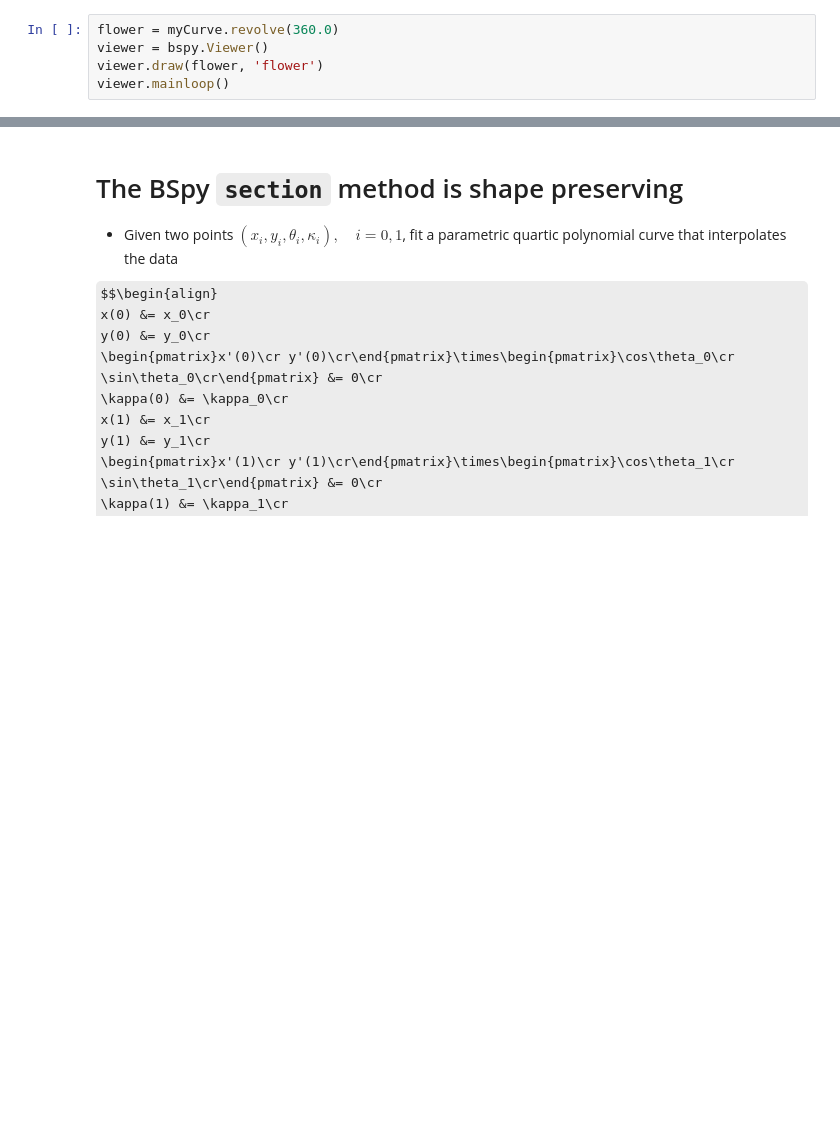
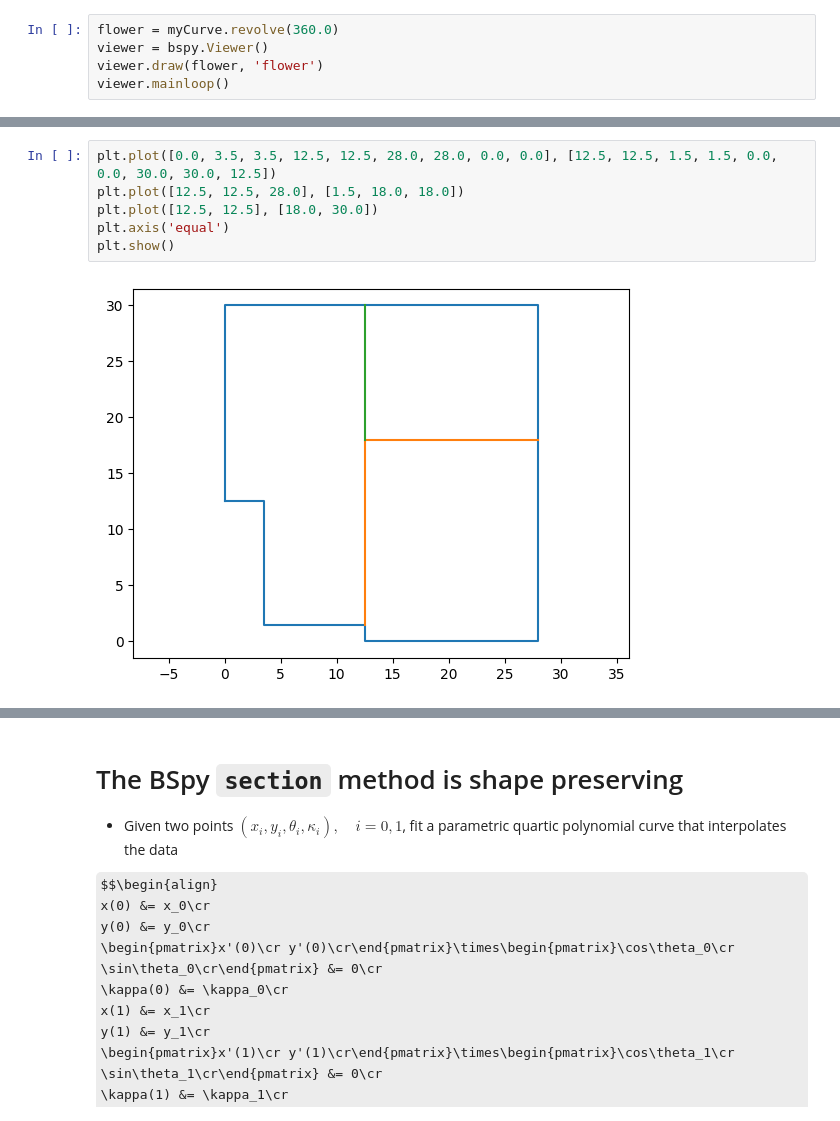
Before and after one commit to ericbrec/BSpy, a Jupyter notebook: examples/BSpy_Introduction.ipynb, the cells around one changed output, grey strips where cells are left out. Cells and saved outputs as stored; diff of their text form; some formulas as TeX source; blank space fills up the shorter version.

```diff
--- a/examples/BSpy_Introduction.ipynb
+++ b/examples/BSpy_Introduction.ipynb
@@ -157,0 +176,8 @@ viewer.mainloop()
+# %%
+plt.plot([0.0, 3.5, 3.5, 12.5, 12.5, 28.0, 28.0, 0.0, 0.0], [12.5, 12.5, 1.5, 1.5, 0.0, 0.0, 30.0, 30.0, 12.5])
+plt.plot([12.5, 12.5, 28.0], [1.5, 18.0, 18.0])
+plt.plot([12.5, 12.5], [18.0, 30.0])
+plt.axis('equal')
+plt.show()
+# %% [output]
+[figure, added]
```
Also changed, not shown: parts of 27 cells of this notebook, 2 other files.
